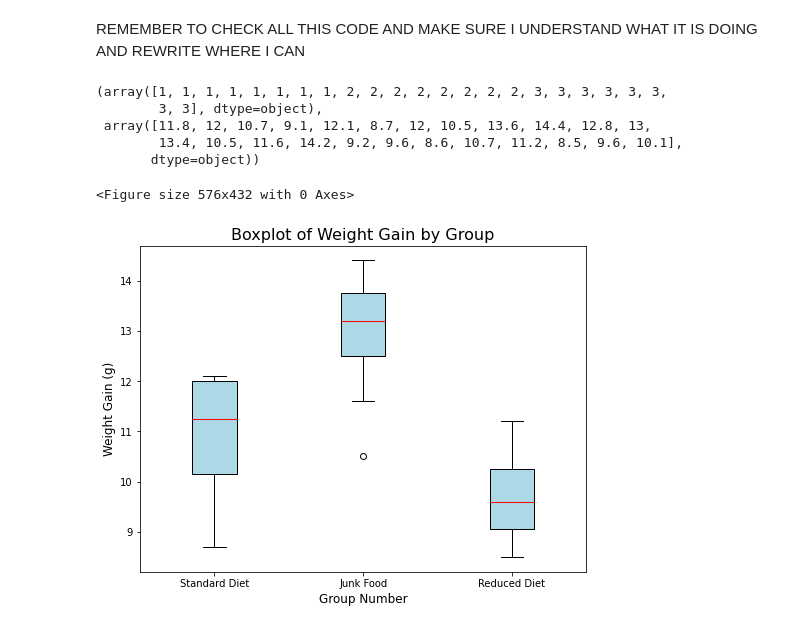
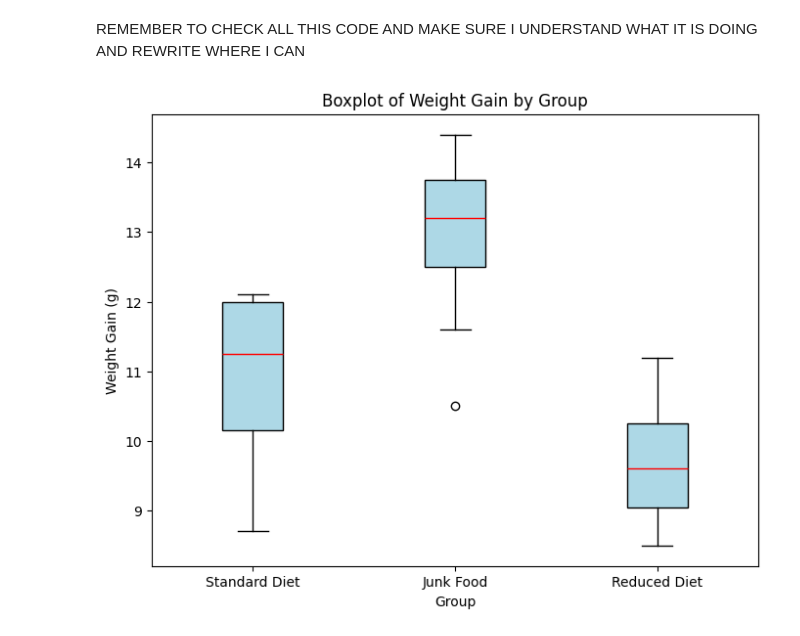
Before and after one commit to Ralamjosh/Comp-and-Stats-for-Research, a Jupyter notebook: Assignment.ipynb, the cells around one changed output. Drawn from its saved outputs; the diff is of its cells as text; code cells hidden in the pictures.

```diff
--- a/Assignment.ipynb
+++ b/Assignment.ipynb
@@ -6,42 +6,27 @@ import scipy.stats as stats
 import matplotlib.pyplot as plt
 import pandas as pd
 
+# Load the data
 df = pd.read_excel("Dataset 5944.xlsx")
-groupNo = np.array(df.iloc[2:26,1])
-weightGain = np.array(df.iloc[2:26,2])
-groupNo, weightGain
+
+# Ensures type numeric to prevent issues during statistical analysis
+groupNo = pd.to_numeric(df.iloc[2:26, 1])
+weightGain = pd.to_numeric(df.iloc[2:26, 2])
+
+# Define group names
+groupNames = ['Standard Diet', 'Junk Food', 'Reduced Diet']
+uniqueGroups = np.unique(groupNo)
+
+# Groups weights for analysis
+groupedWeights = [weightGain[groupNo == group] for group in uniqueGroups]
-# %% [output]
-(array([1, 1, 1, 1, 1, 1, 1, 1, 2, 2, 2, 2, 2, 2, 2, 2, 3, 3, 3, 3, 3, 3,
-        3, 3], dtype=object),
- array([11.8, 12, 10.7, 9.1, 12.1, 8.7, 12, 10.5, 13.6, 14.4, 12.8, 13,
-        13.4, 10.5, 11.6, 14.2, 9.2, 9.6, 8.6, 10.7, 11.2, 8.5, 9.6, 10.1],
-       dtype=object))
 # %%
-# Create a boxplot
-plt.figure(figsize=(8, 6))  # Set the figure size
-
-# Group data
-unique_groups = np.unique(groupNo)
-grouped_weights = [weightGain[groupNo == group] for group in unique_groups]
-
-# Create the boxplot
+# Boxplot
 plt.figure(figsize=(8, 6))
-plt.boxplot(
-    grouped_weights,
-    labels=['Standard Diet', 'Junk Food', 'Reduced Diet'],
-    patch_artist=True,
-    boxprops=dict(facecolor="lightblue", color="black"),
-    medianprops=dict(color="red"),
-)
-
-# Add titles and labels
-plt.title("Boxplot of Weight Gain by Group", fontsize=16)
-plt.xlabel("Group Number", fontsize=12)
-plt.ylabel("Weight Gain (g)", fontsize=12)
-
-# Show the plot
+plt.boxplot(groupedWeights, labels=groupNames, patch_artist=True, boxprops=dict(facecolor="lightblue", color="black"), medianprops=dict(color="red"))
+plt.title("Boxplot of Weight Gain by Group")
+plt.xlabel("Group")
+plt.ylabel("Weight Gain (g)")
 plt.show()
 # %% [output]
-<Figure size 576x432 with 0 Axes>
-[figure, old version]
+[figure, new version]
 # %%
```
Also changed, not shown: parts of 9 cells of this notebook.
